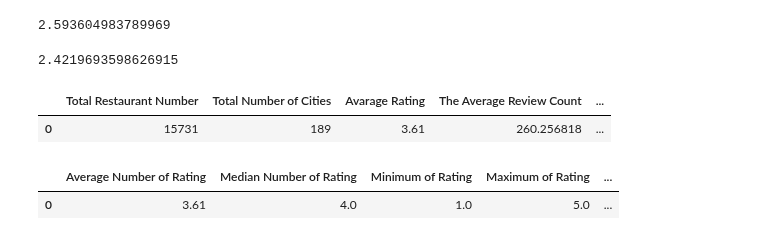
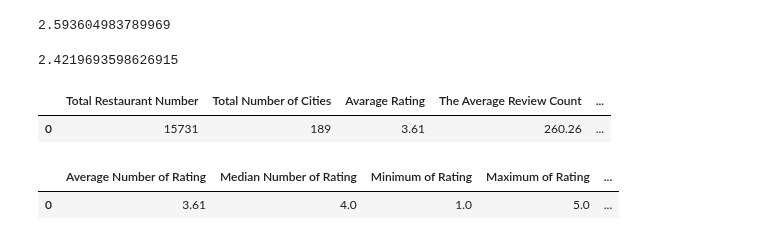
Before and after one commit to ermiasgelaye/Yelp-Challenge, a Jupyter notebook: pyRestaurants/yelp-challenge.ipynb, the cells around one changed output. Cells and saved outputs as stored; diff of their text form; code cells hidden in the pictures.

```diff
--- a/pyRestaurants/yelp-challenge.ipynb
+++ b/pyRestaurants/yelp-challenge.ipynb
@@ -215,25 +222,25 @@ worst_restaurants
 # %%
 # Create a dataframe to hold the above results
 
 restaurants_summary = pd.DataFrame({
     "Total Restaurant Number": Restaurant_total_number,
     "Total Number of Cities": f"{total_cities:,}",
     "Avarage Rating": f"{average_rating:,.2f}",
-    "The Average Review Count": f"{average_review_count:.6f}",
+    "The Average Review Count": f"{average_review_count:.2f}",
     "% Restaurants Top Rating": f"{percent_restaurant_top_rating:.6f}%",
     "% Restaurants Bottom Rating": f"{percent_restaurant_bottom_rating:.2f}%",
     "% Restaurants Top Rating": f"{percent_restaurant_top_rating:.6f}%",
     "% Restaurants Bottom Rating": f"{percent_restaurant_bottom_rating:.2f}%",
-    "% Restaurants Top Review Count": f"{percent_restaurant_top_review:.6f}%",
+    "% Restaurants Top Review Count": f"{percent_restaurant_top_review:.2f}%",
     "% Restaurants Bottom Review Count": f"{percent_restaurant_bottom__review:.2f}%",
     "% Best Restaurants": f"{Best_restaurants: .6f}%",
     "% Worst restaurants": f"{worst_restaurants: .6f}%"
 }, index=[0])
 
 restaurants_summary
 # %% [output]
 |  | Total Restaurant Number | Total Number of Cities | Avarage Rating | The Average Review Count | ... |
-| 0 | 15731 | 189 | 3.61 | 260.256818 | ... |
+| 0 | 15731 | 189 | 3.61 | 260.26 | ... |
 # %%
 # Function to generate summary stats for numeric columns in dataset/dataframe.
 def SummaryStats(column, cleaned_df):
```
Also changed, not shown: parts of 54 cells of this notebook, 5 other files.
